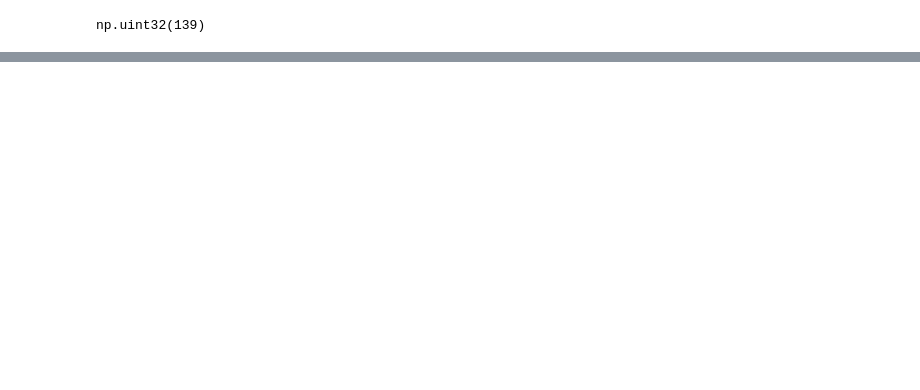
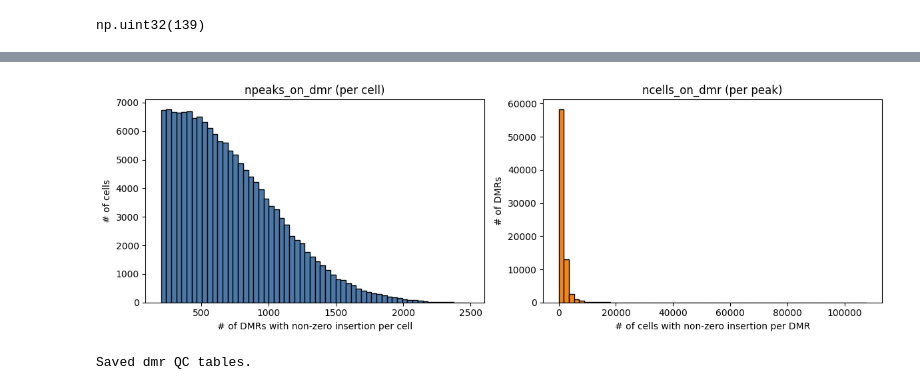
Before and after one commit to juychen/scmmd, a Jupyter notebook: 10mkdmrmatrix.ipynb, the cells around one changed output, grey strips where cells are left out. Drawn from its saved outputs; the diff is of its cells as text; code cells hidden in the pictures; blank space fills up the shorter version.

```diff
--- a/10mkdmrmatrix.ipynb
+++ b/10mkdmrmatrix.ipynb
@@ -223,3 +90,0 @@ df_to_merge
-# %%
-for col in merge_cols:
-    dmr_mat.obs[col] = df_to_merge[col].values
@@ -243,5 +90,0 @@ dmr_mat.obs[merge_cols]
-# %%
-# Coverage diagnostics
-for col in merge_cols:
-    n_filled = dmr_mat.obs[col].notna().sum()
-    print(f"{col}: {n_filled} / {dmr_mat.n_obs} non-null values")
@@ -258,0 +128,19 @@ np.uint32(139)
+# %%
+# Number of non-zero peaks per cell
+X_dmr = dmr_mat.X
+if sp.issparse(X_dmr):
+    npeaks_on_dmr = np.asarray((X_dmr > 0).sum(axis=1)).ravel()
+else:
+    npeaks_on_dmr = (X_dmr > 0).sum(axis=1)
+
+# Number of non-zero cells per peak
+if sp.issparse(X_dmr):
+    ncells_on_dmr = np.asarray((X_dmr > 0).sum(axis=0)).ravel()
+else:
+    ncells_on_dmr = (X_dmr > 0).sum(axis=0)
+# %%
+dmr_mat.obs["npeaks_on_dmr"] = npeaks_on_dmr.astype(int)
+dmr_mat.obs["npeaks_on_dmr_scaled"] = scale(npeaks_on_dmr, with_mean=True, with_std=True)
+
+dmr_mat.var["ncells_on_dmr"] = ncells_on_dmr.astype(int)
+dmr_mat.var["ncells_on_dmr_scaled"] = scale(ncells_on_dmr, with_mean=True, with_std=True)
@@ -258,0 +171,29 @@ np.uint32(139)
+# %%
+# Quick histogram to visualise the QC distributions
+fig, axes = plt.subplots(1, 2, figsize=(12, 4))
+
+axes[0].hist(dmr_mat.obs["npeaks_on_dmr"], bins=60, color="#4C78A8", edgecolor="black")
+axes[0].set_title("npeaks_on_dmr (per cell)")
+axes[0].set_xlabel("# of DMRs with non-zero insertion per cell")
+axes[0].set_ylabel("# of cells")
+
+axes[1].hist(dmr_mat.var["ncells_on_dmr"], bins=60, color="#F58518", edgecolor="black")
+axes[1].set_title("ncells_on_dmr (per peak)")
+axes[1].set_xlabel("# of cells with non-zero insertion per DMR")
+axes[1].set_ylabel("# of DMRs")
+
+plt.tight_layout()
+plt.show()
+# %% [output]
+[figure, added]
+# %%
+# Save the per-peak QC table for downstream filtering
+dmr_mat.var[["ncells_on_dmr", "ncells_on_dmr_scaled"]].to_csv(
+    "/data2st1/junyi/output/atac1112/3REGIONS_dmr_var_qc.csv"
+)
+dmr_mat.obs[["npeaks_on_dmr", "npeaks_on_dmr_scaled"]].to_csv(
+    "/data2st1/junyi/output/atac1112/3REGIONS_dmr_obs_qc.csv"
+)
+print("Saved dmr QC tables.")
+# %% [output]
+Saved dmr QC tables.
```
Also changed, not shown: parts of 37 cells of this notebook, 2 other files.
